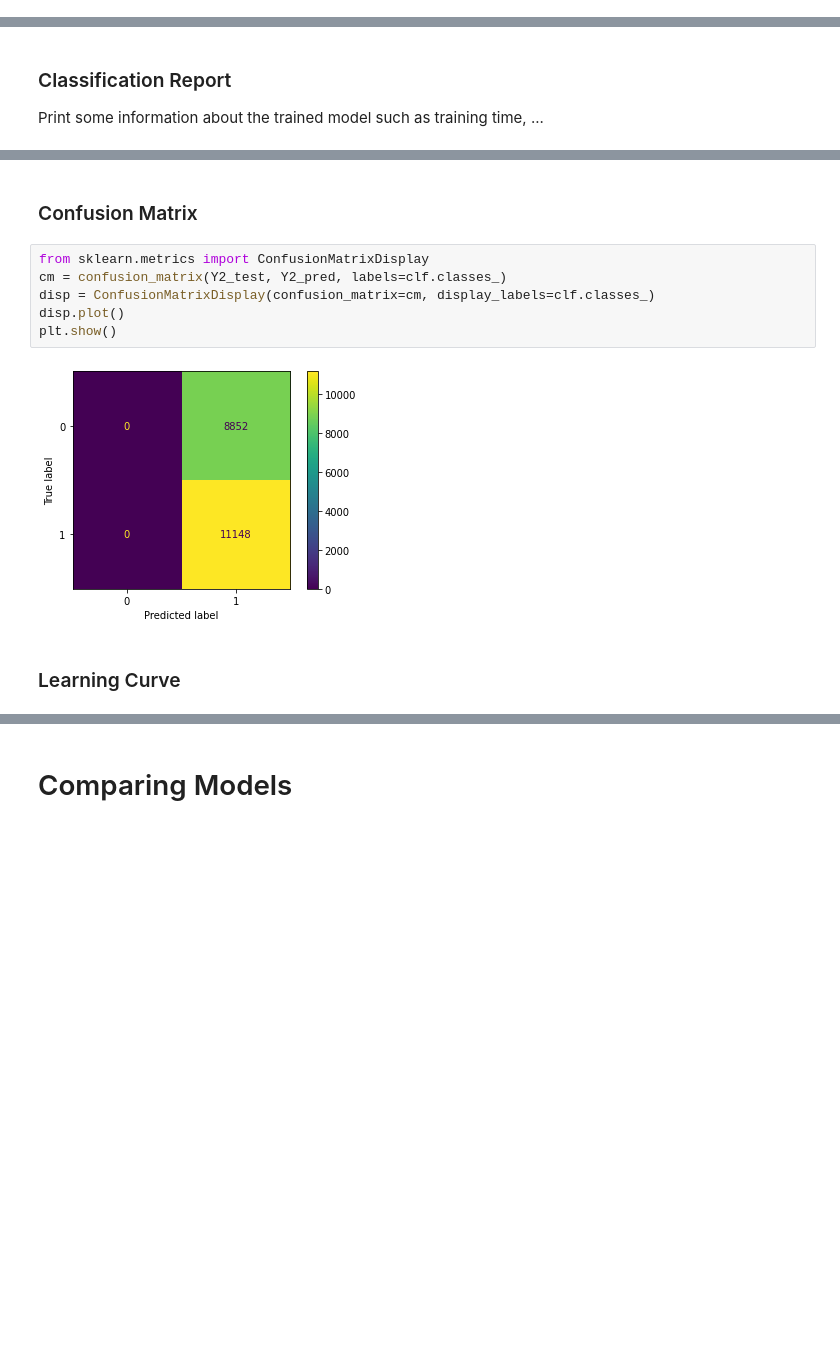
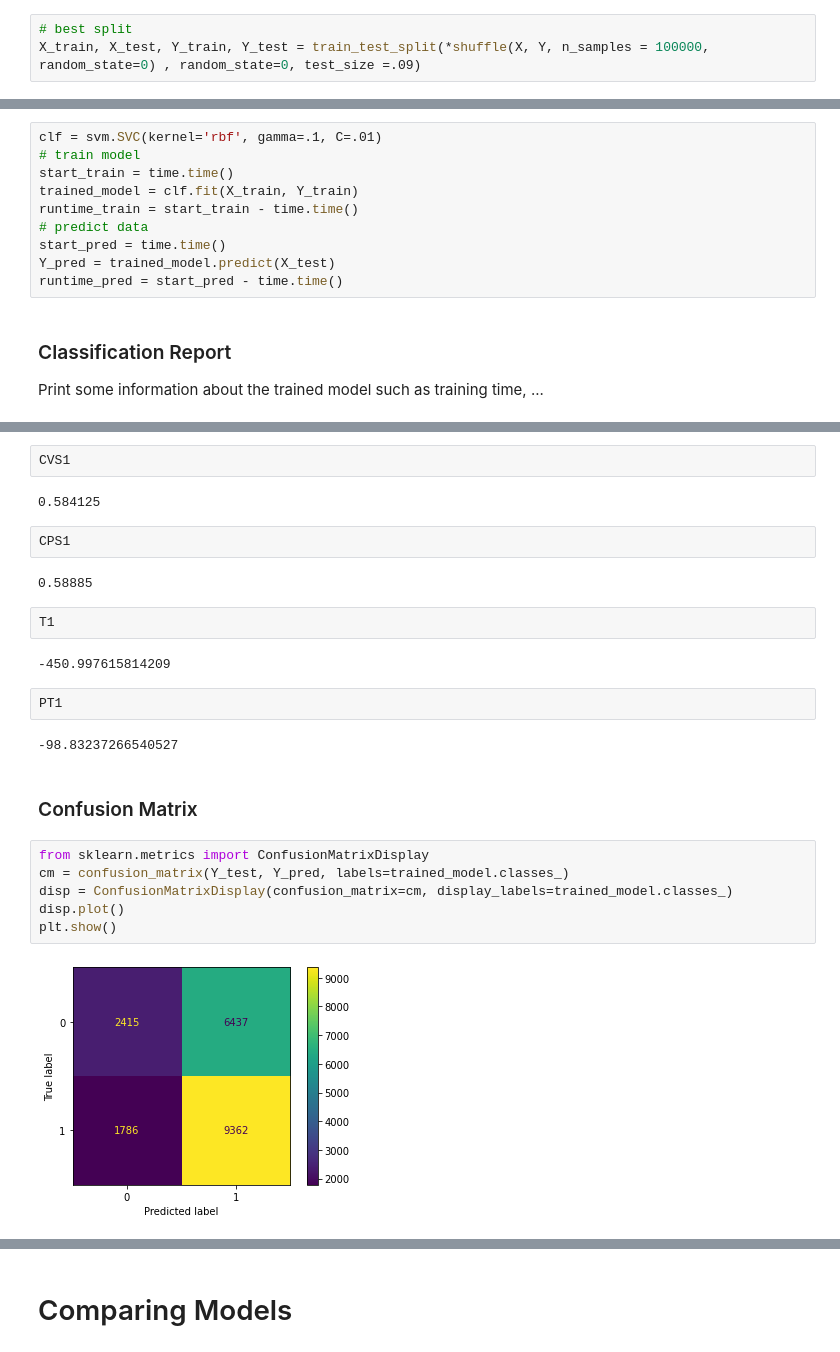
Before and after one commit to as2c/MLP---Cosmology, a Jupyter notebook: Optimization2/SVM_data2.ipynb, the cells around one changed output, grey strips where cells are left out. Drawn from its saved outputs; the diff is of its cells as text; blank space fills up the shorter version.

```diff
--- a/Optimization2/SVM_data2.ipynb
+++ b/Optimization2/SVM_data2.ipynb
@@ -478,0 +577,3 @@ pickle.dump(trained_model, open(filename, 'wb'))
+# %%
+# best split
+X_train, X_test, Y_train, Y_test = train_test_split(*shuffle(X, Y, n_samples = 100000, random_state=0) , random_state=0, test_size =.09)
@@ -479,3 +706,13 @@ pickle.dump(trained_model, open(filename, 'wb'))
+# %%
+clf = svm.SVC(kernel='rbf', gamma=.1, C=.01)
+# train model
+start_train = time.time()
+trained_model = clf.fit(X_train, Y_train)
+runtime_train = start_train - time.time()
+# predict data
+start_pred = time.time()
+Y_pred = trained_model.predict(X_test)
+runtime_pred = start_pred - time.time()
 # %% [markdown]
 ### Classification Report
 Print some information about the trained model such as training time, ...
@@ -504,12 +754,26 @@ print("Prediction Time was: " + str(PT2))
+# %%
+CVS1
+# %% [output]
+0.584125
+# %%
+CPS1
+# %% [output]
+0.58885
+# %%
+T1
+# %% [output]
+-450.997615814209
+# %%
+PT1
+# %% [output]
+-98.83237266540527
 # %% [markdown]
 ### Confusion Matrix
 # %%
 from sklearn.metrics import ConfusionMatrixDisplay
-cm = confusion_matrix(Y2_test, Y2_pred, labels=clf.classes_)
-disp = ConfusionMatrixDisplay(confusion_matrix=cm, display_labels=clf.classes_)
+cm = confusion_matrix(Y_test, Y_pred, labels=trained_model.classes_)
+disp = ConfusionMatrixDisplay(confusion_matrix=cm, display_labels=trained_model.classes_)
 disp.plot()
 plt.show()
 # %% [output]
-[figure, old version]
+[figure, new version]
-# %% [markdown]
-### Learning Curve
```
Also changed, not shown: parts of 45 cells of this notebook.
